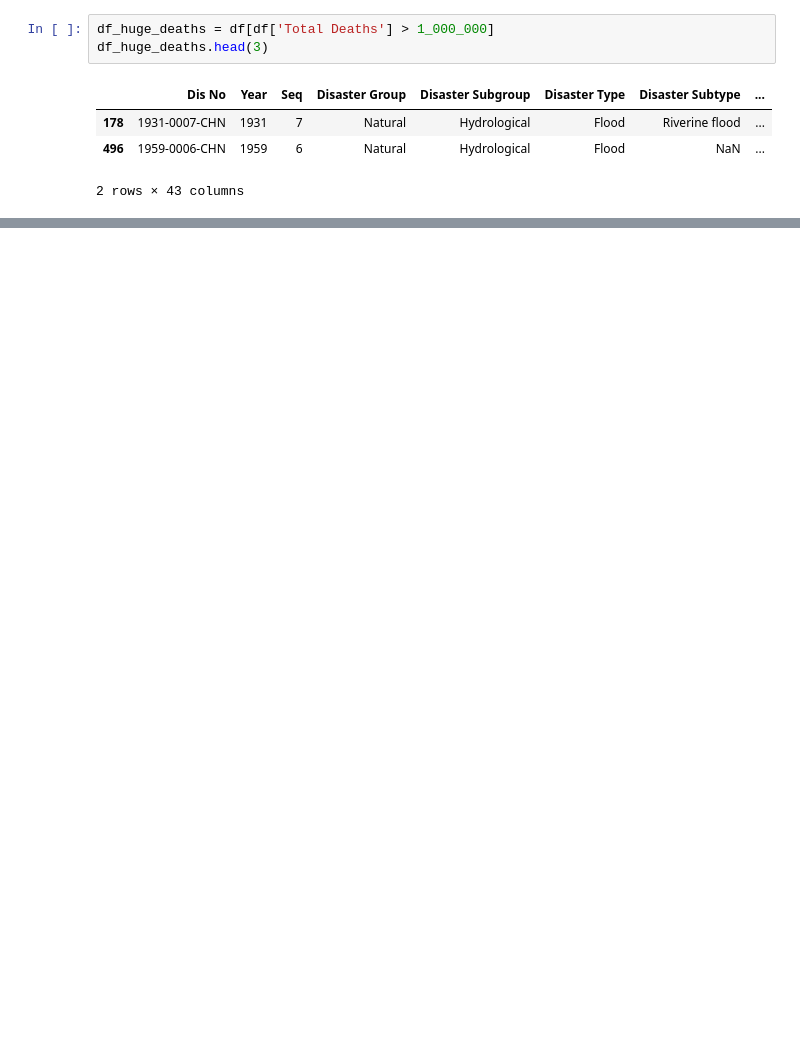
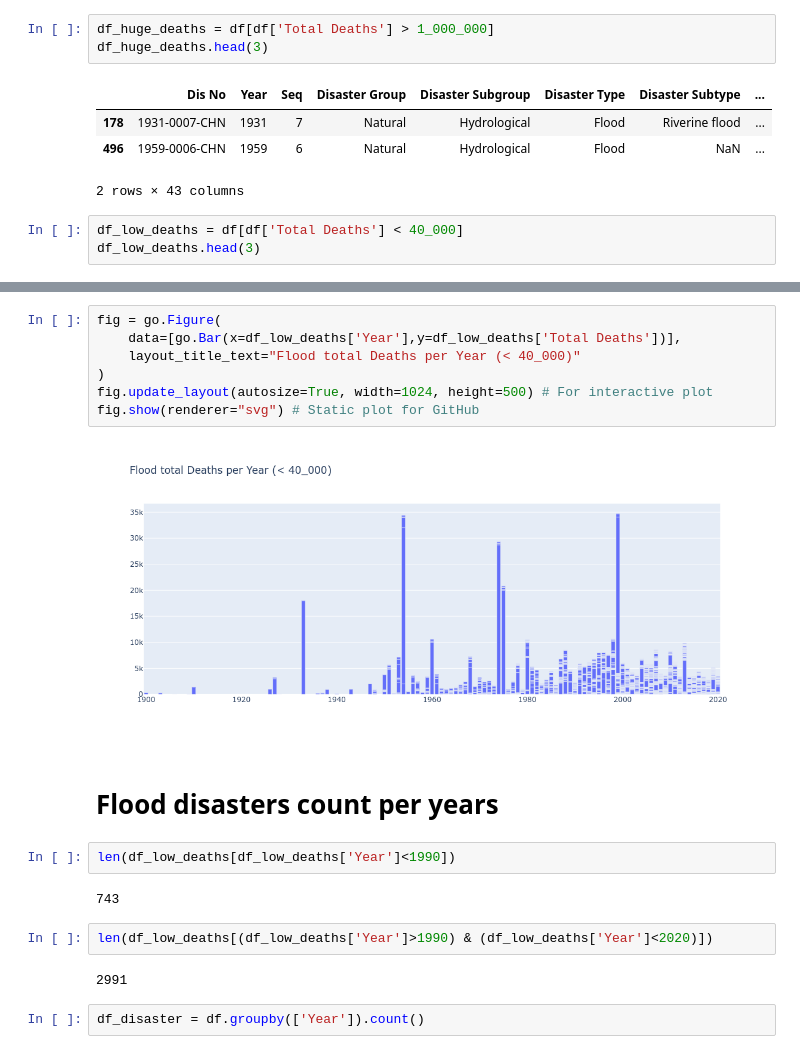
Before and after one commit to dataforgoodfr/batch8_worldbank, a Jupyter notebook: model_innondations/notebook/emdat.ipynb, the cells around one changed output, grey strips where cells are left out. Cells and saved outputs as stored; diff of their text form; blank space fills up the shorter version.

```diff
--- a/model_innondations/notebook/emdat.ipynb
+++ b/model_innondations/notebook/emdat.ipynb
@@ -106,3 +134,6 @@ df_huge_deaths.head(3)
 | 178 | 1931-0007-CHN | 1931 | 7 | Natural | Hydrological | Flood | Riverine flood | ... |
 | 496 | 1959-0006-CHN | 1959 | 6 | Natural | Hydrological | Flood | NaN | ... |
 2 rows × 43 columns
+# %%
+df_low_deaths = df[df['Total Deaths'] < 40_000]
+df_low_deaths.head(3)
@@ -108,0 +146,21 @@ df_huge_deaths.head(3)
+# %%
+fig = go.Figure(
+    data=[go.Bar(x=df_low_deaths['Year'],y=df_low_deaths['Total Deaths'])],
+    layout_title_text="Flood total Deaths per Year (< 40_000)"
+)
+fig.update_layout(autosize=True, width=1024, height=500) # For interactive plot
+fig.show(renderer="svg") # Static plot for GitHub
+# %% [output]
+[figure, added]
+# %% [markdown]
+# Flood disasters count per years
+# %%
+len(df_low_deaths[df_low_deaths['Year']<1990])
+# %% [output]
+743
+# %%
+len(df_low_deaths[(df_low_deaths['Year']>1990) & (df_low_deaths['Year']<2020)])
+# %% [output]
+2991
+# %%
+df_disaster = df.groupby(['Year']).count()
```
Also changed, not shown: parts of 12 cells of this notebook.
